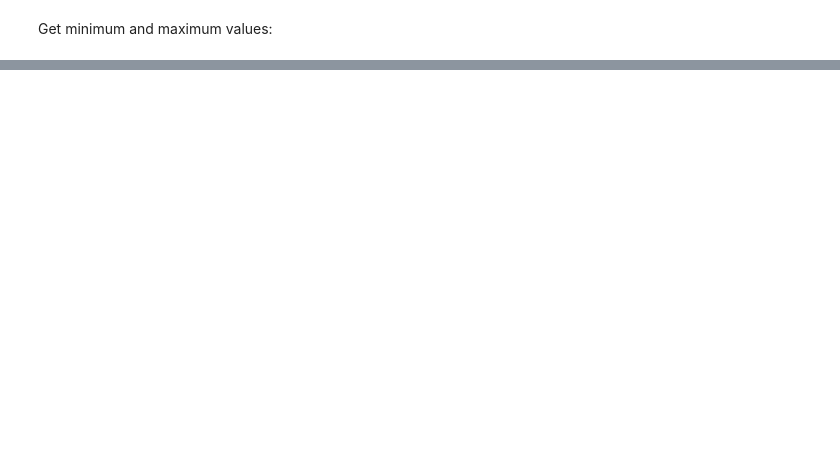
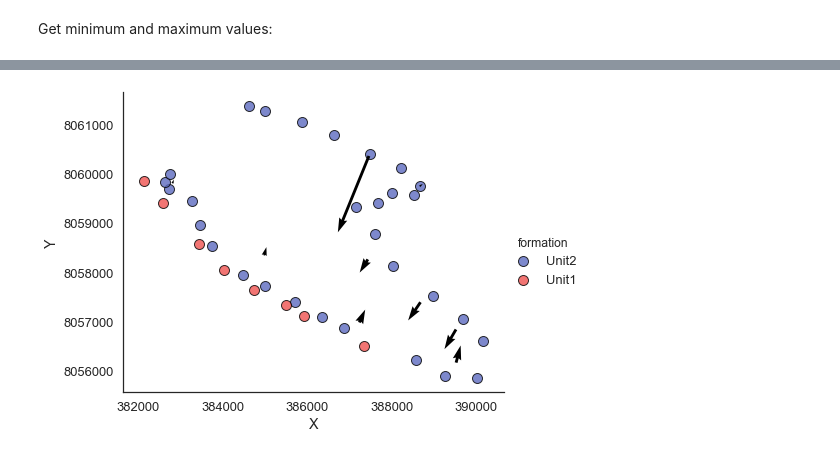
Before and after one commit to cgre-aachen/remote-geomod, a Jupyter notebook: notebooks/Namibia_Okarapehoui.ipynb, the cells around one changed output, grey strips where cells are left out. Cells and saved outputs as stored; diff of their text form; code cells hidden in the pictures; blank space fills up the shorter version.

```diff
--- a/notebooks/Namibia_Okarapehoui.ipynb
+++ b/notebooks/Namibia_Okarapehoui.ipynb
@@ -57,0 +198,4 @@ print(extent.point_sets[0].max)
+# %%
+gp.plot_data(geo_data, direction="z")
+# %% [output]
+[figure, added]
```
Also changed, not shown: parts of 44 cells of this notebook, 7 other files.
